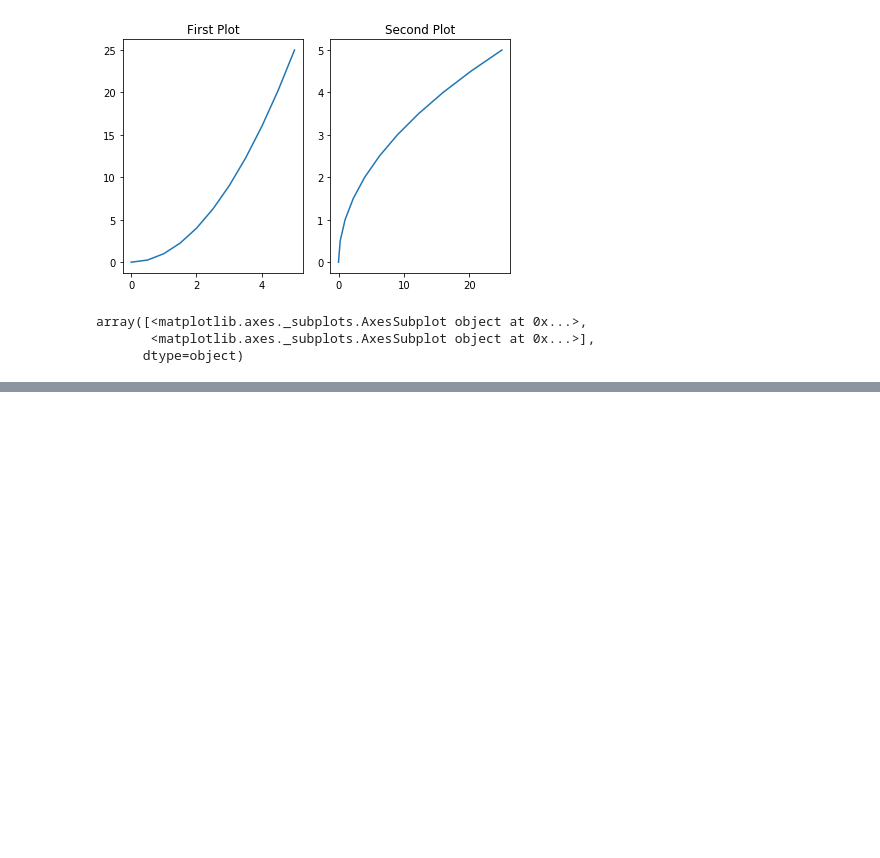
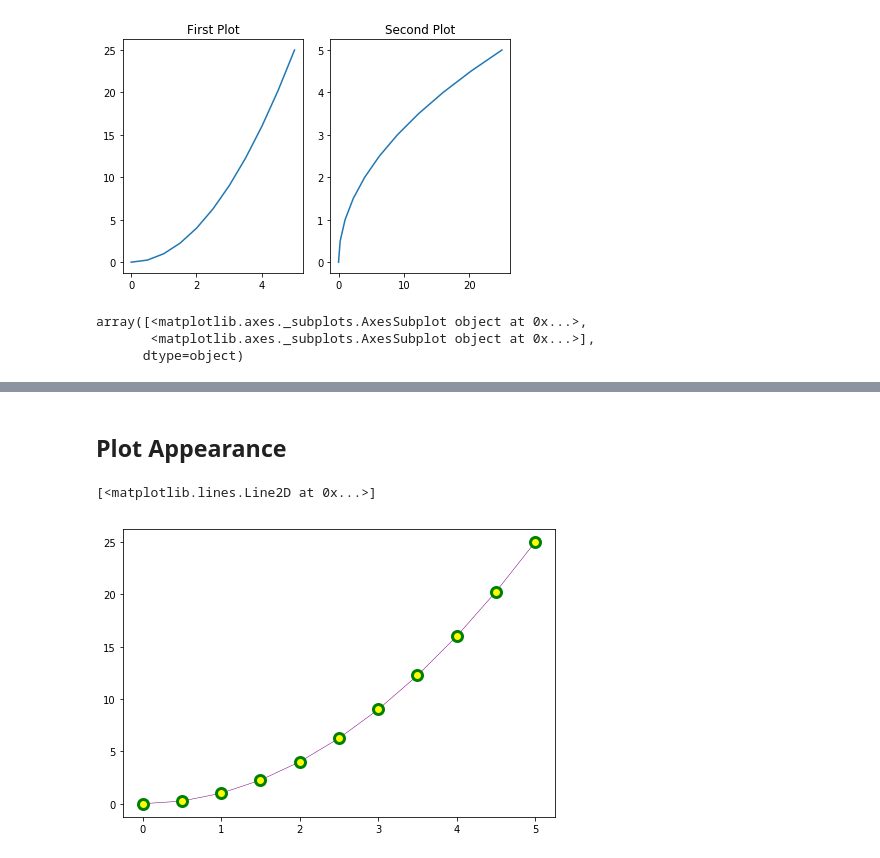
Before and after one commit to nembangallen/Data-Science-with-Python, a Jupyter notebook: Matplotlib - Data Visualization.ipynb, the cells around one changed output, grey strips where cells are left out. Cells and saved outputs as stored; diff of their text form; code cells hidden in the pictures; blank space fills up the shorter version.

```diff
--- a/Matplotlib - Data Visualization.ipynb
+++ b/Matplotlib - Data Visualization.ipynb
@@ -84,0 +115,10 @@ array([<matplotlib.axes._subplots.AxesSubplot object at 0x...>,
+# %% [markdown]
+## Plot Appearance
+# %%
+fig = plt.figure()
+ax = fig.add_axes([0,0,1,1])
+ax.plot(x,y,color='purple',lw=0.5, ls='-', marker='o', markersize=10,
+       markerfacecolor='yellow',markeredgewidth=3,markeredgecolor='green')
+# %% [output]
+[<matplotlib.lines.Line2D at 0x...>]
+[figure, added]
```
Also changed, not shown: parts of 10 cells of this notebook, 4 other files.
